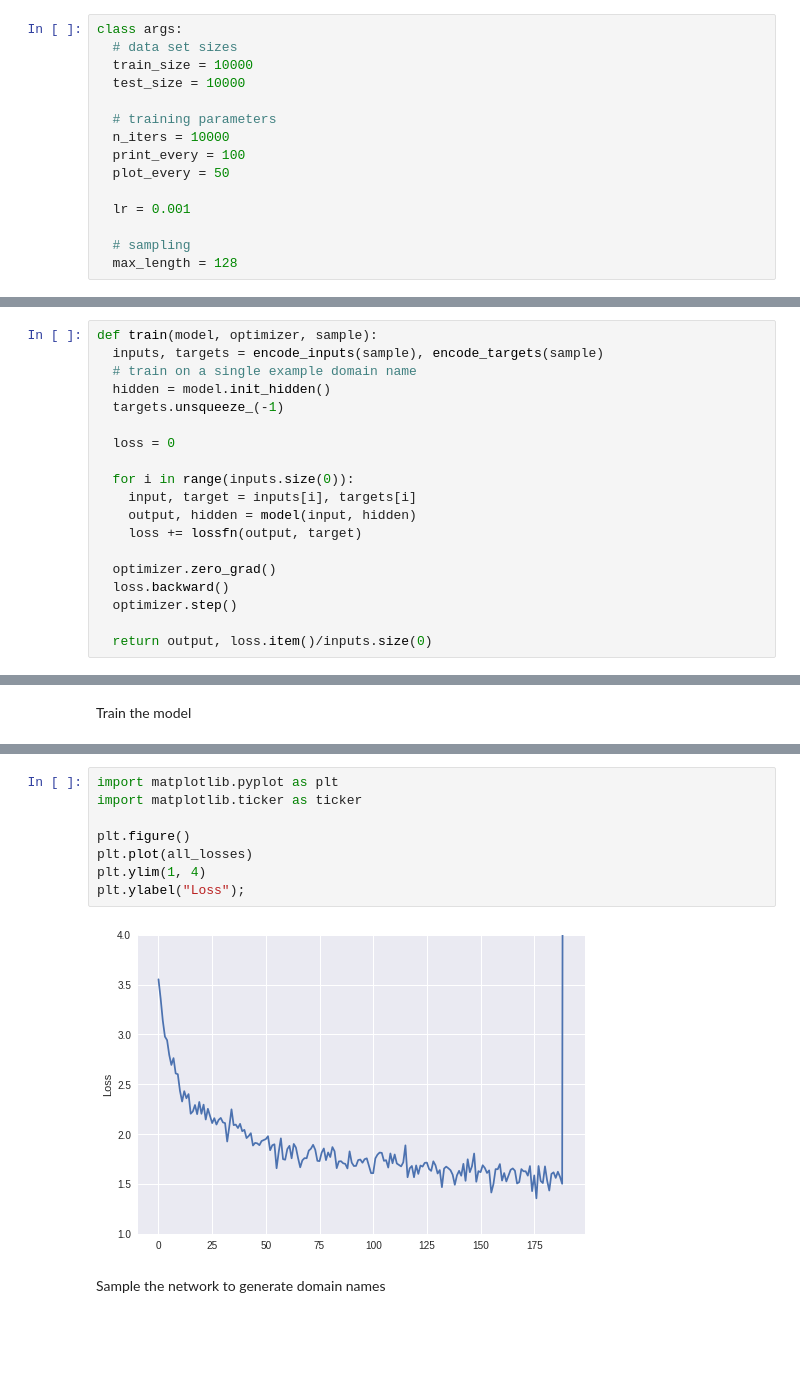
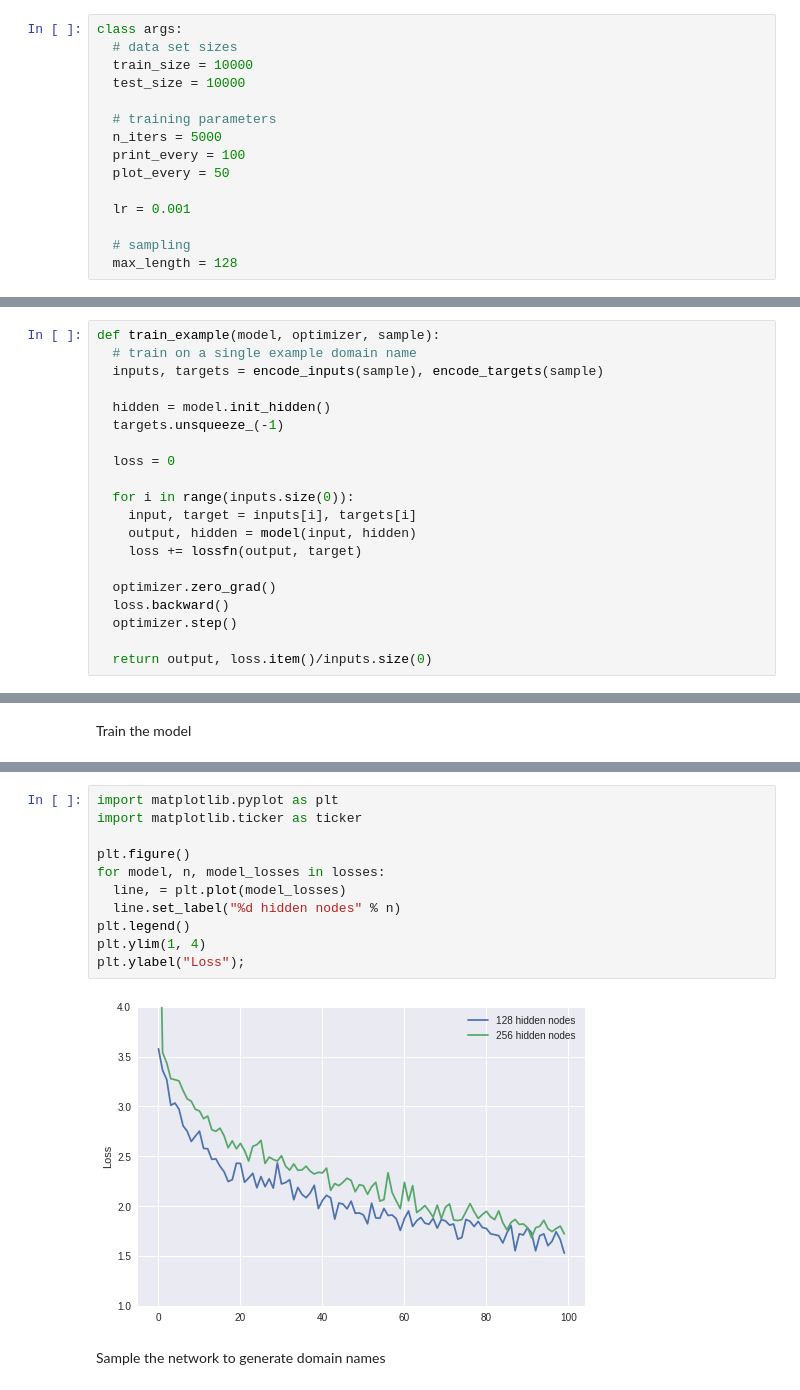
Before and after one commit to kdhageman/phishing_generator, a Jupyter notebook: phishing_domain_generator.ipynb, the cells around one changed output, grey strips where cells are left out. Saved outputs shown, nothing was run; the diff lists cells and outputs as text; blank space fills up the shorter version.

```diff
--- a/phishing_domain_generator.ipynb
+++ b/phishing_domain_generator.ipynb
@@ -46,7 +46,7 @@ class args:
   test_size = 10000
 
   # training parameters
-  n_iters = 10000
+  n_iters = 5000
   print_every = 100
   plot_every = 50
 
@@ -158,9 +158,10 @@ lossfn = nn.NLLLoss()
 # %% [markdown]
 Define train function, which trains the provided model on a single domain name
 # %%
-def train(model, optimizer, sample):
+def train_example(model, optimizer, sample):
+  # train on a single example domain name
   inputs, targets = encode_inputs(sample), encode_targets(sample)
-  # train on a single example domain name
+
   hidden = model.init_hidden()
   targets.unsqueeze_(-1)
 
@@ -218,13 +230,16 @@ for iter in range(1, args.n_iters+1):
 # %%
 import matplotlib.pyplot as plt
 import matplotlib.ticker as ticker
 
 plt.figure()
-plt.plot(all_losses)
+for model, n, model_losses in losses:
+  line, = plt.plot(model_losses)
+  line.set_label("%d hidden nodes" % n)
+plt.legend()
 plt.ylim(1, 4)
 plt.ylabel("Loss");
 # %% [output]
-[figure, old version]
+[figure, new version]
 # %% [markdown]
 Sample the network to generate domain names
 # %%
```
Also changed, not shown: parts of 3 cells of this notebook, 10 other files.
